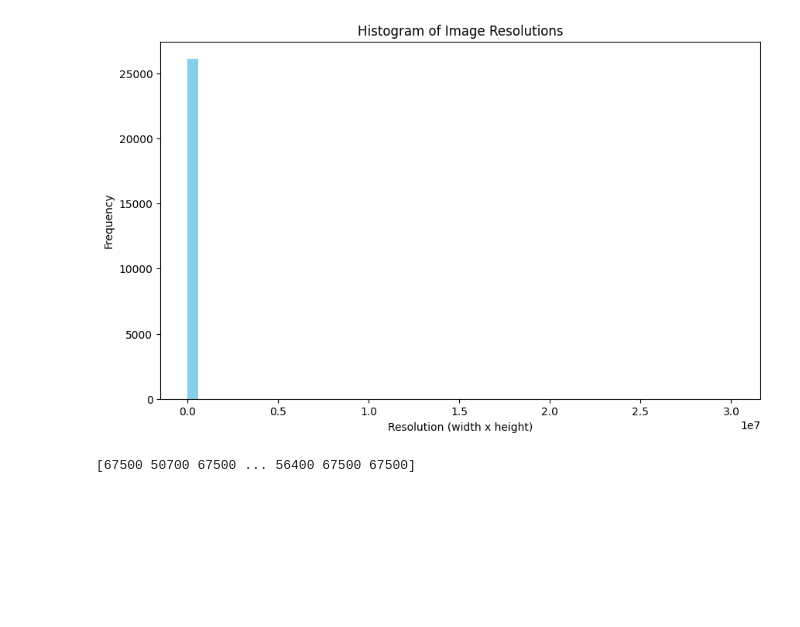
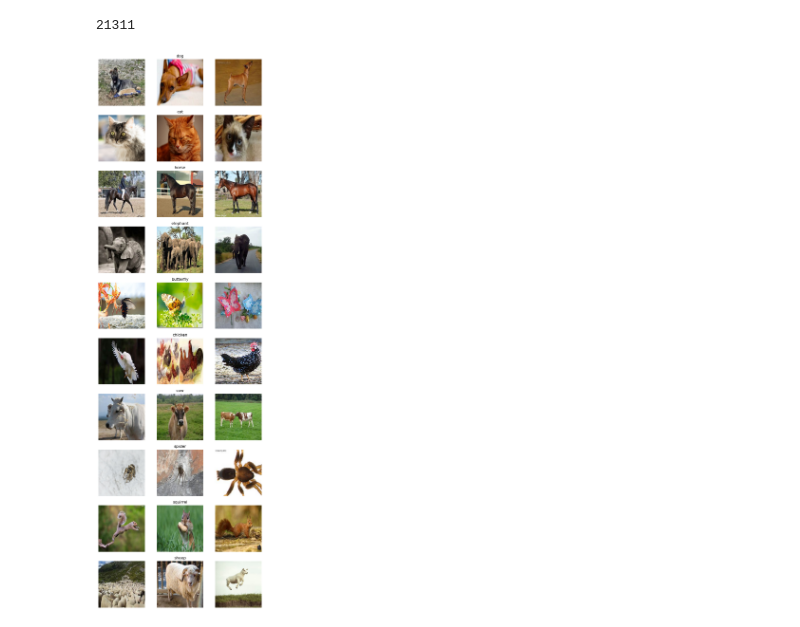
Before and after one commit to Oscarrosman/DeepLearning, a Jupyter notebook: Project/DatasetExploration.ipynb, the cells around one changed output. Cells and saved outputs as stored; diff of their text form; code cells hidden in the pictures; blank space fills up the shorter version.

```diff
--- a/Project/DatasetExploration.ipynb
+++ b/Project/DatasetExploration.ipynb
@@ -32,31 +0,0 @@ dict_keys(['gallina', 'ragno', 'gatto', 'farfalla', 'mucca', 'cavallo', 'cane',
-# %%
-from PIL import Image
-import numpy as np
-
-# Function to get image resolutions
-def get_image_resolutions(folder_path):
-    resolutions = []
-    for subfolder in subfolders:
-        for filename in os.listdir(subfolder):
-            if filename.endswith(('.png', '.jpg', '.jpeg')):
-                image_path = os.path.join(subfolder, filename)
-                with Image.open(image_path) as img:
-                    resolutions.append(img.size)
-    return resolutions
-
-# Get image resolutions
-image_resolutions = get_image_resolutions(folder_path)
-
-# Convert resolutions to a numpy array for easier manipulation
-resolutions_array = np.array(image_resolutions)
-
-# Plot the histogram
-plt.figure(figsize=(10, 6))
-plt.hist(resolutions_array[:, 0] * resolutions_array[:, 1], bins=50, color='skyblue')
-plt.xlabel('Resolution (width x height)')
-plt.ylabel('Frequency')
-plt.title('Histogram of Image Resolutions')
-plt.show()
-# %% [output]
-[figure, removed]
-[67500 50700 67500 ... 56400 67500 67500]
@@ -62,0 +38,27 @@ plt.show()
+# %%
+
+transform = transforms.Compose([
+    transforms.Resize((224, 224)),
+    transforms.Lambda(lambda img: img.convert('RGB') if img.mode != 'RGB' else img),
+    transforms.ToTensor()
+])
+data = Dataset('data/Training/', transform)
+print(len(data))
+# %% [output]
+21311
+# %%
+import random
+
+fig, axes = plt.subplots(10, 3, figsize=(9, 30))
+inverse_class_encoding = {v: k for k, v in data.classEncoding.items()}
+
+for class_idx, class_name in inverse_class_encoding.items():
+    class_samples = [img for img, label in data if label == class_idx]
+    for i in range(3):
+        ax = axes[class_idx, i]
+        ax.imshow(class_samples[i].permute(1, 2, 0))
+        ax.axis('off')
+        if i == 1:
+            ax.set_title(class_name)
+# %% [output]
+[figure, added]
```
Also changed, not shown: parts of 5 cells of this notebook, 3 other files.
